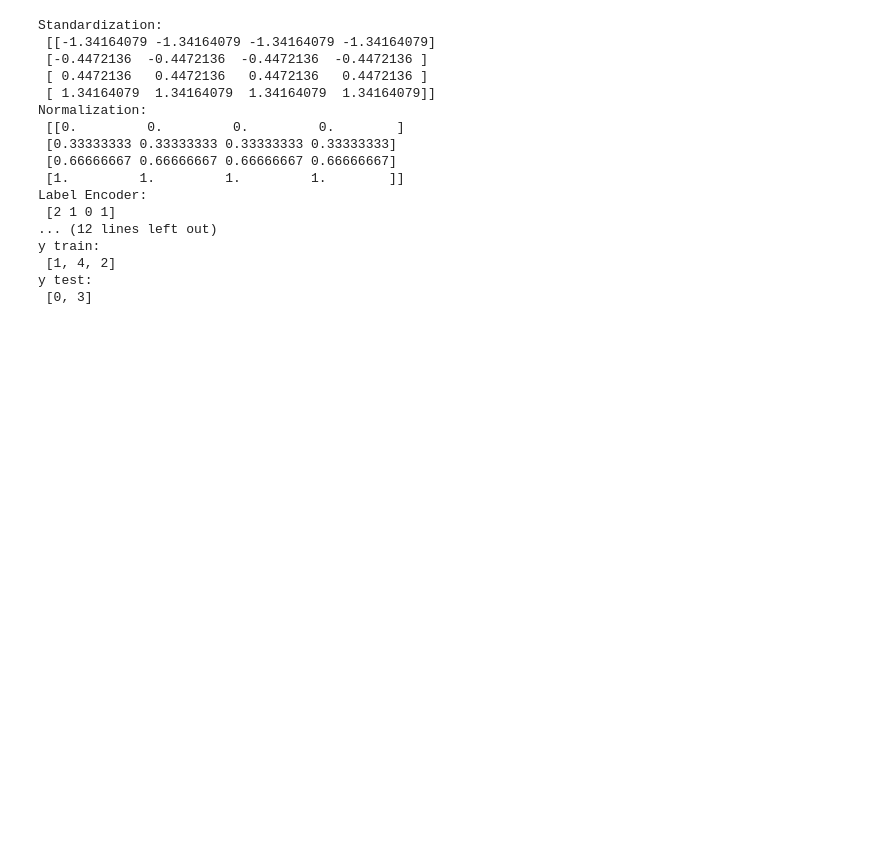
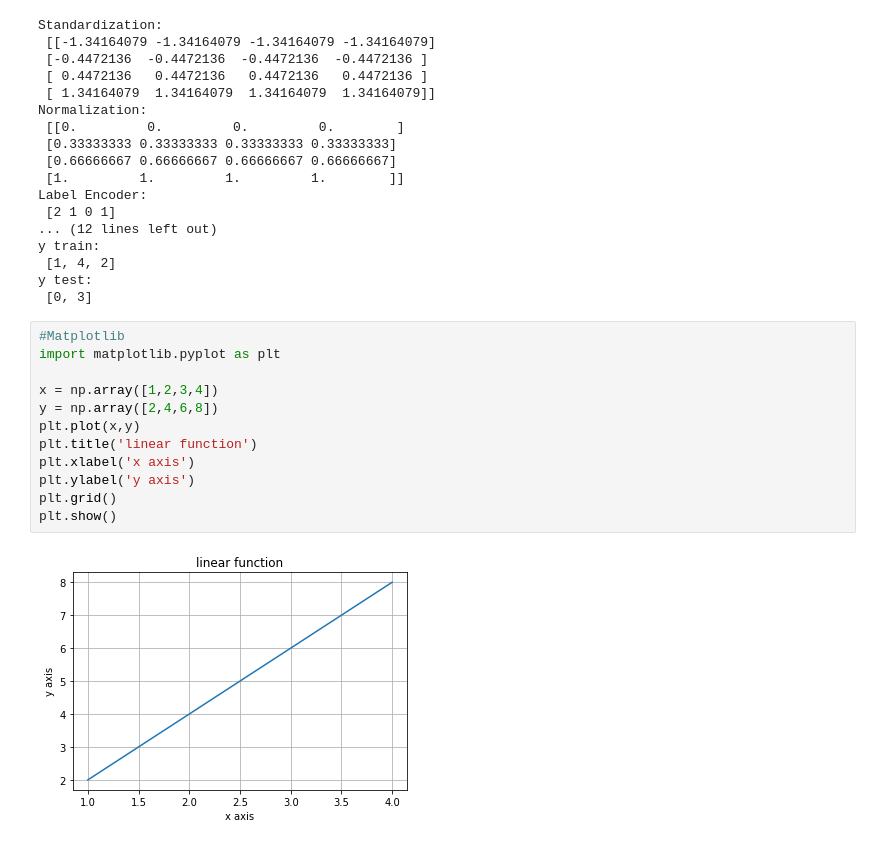
Before and after one commit to anooood/homework0, a Jupyter notebook: Homework0.ipynb, the cells around one changed output. Drawn from its saved outputs; the diff is of its cells as text; blank space fills up the shorter version.

Commit message:
matplotlib

```diff
--- a/Homework0.ipynb
+++ b/Homework0.ipynb
@@ -276,3 +276,17 @@ y train:
  [1, 4, 2]
 y test:
  [0, 3]
+# %%
+#Matplotlib
+import matplotlib.pyplot as plt
+
+x = np.array([1,2,3,4])
+y = np.array([2,4,6,8])
+plt.plot(x,y)
+plt.title('linear function')
+plt.xlabel('x axis')
+plt.ylabel('y axis')
+plt.grid()
+plt.show()
+# %% [output]
+[figure, added]
```
Also changed, not shown: parts of 3 cells of this notebook.
